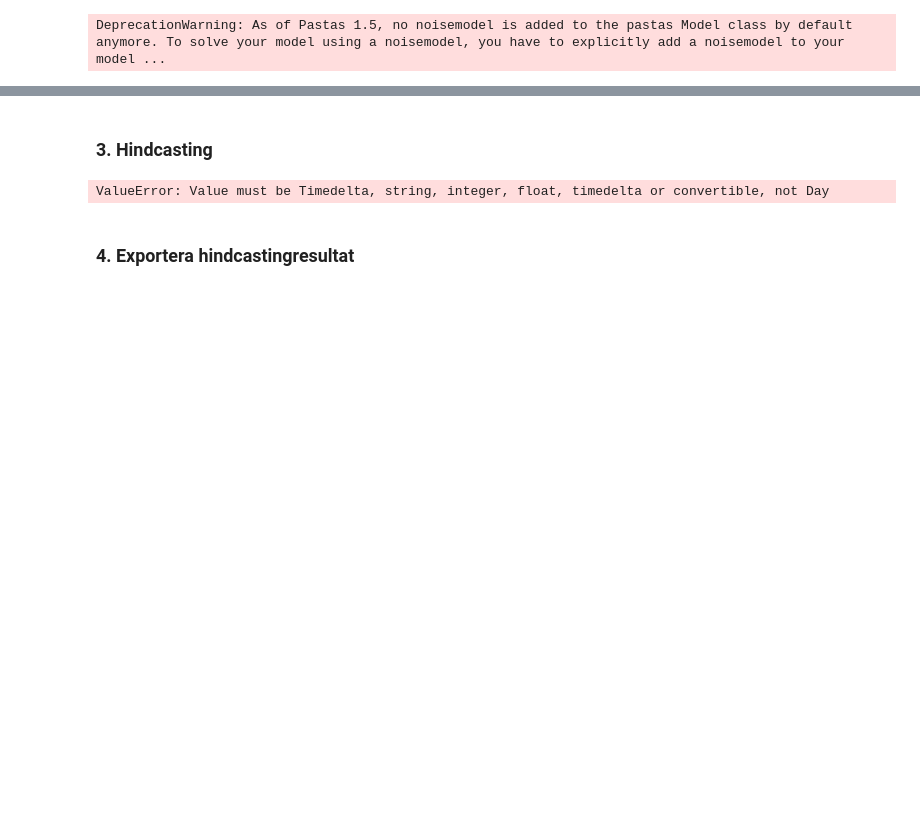
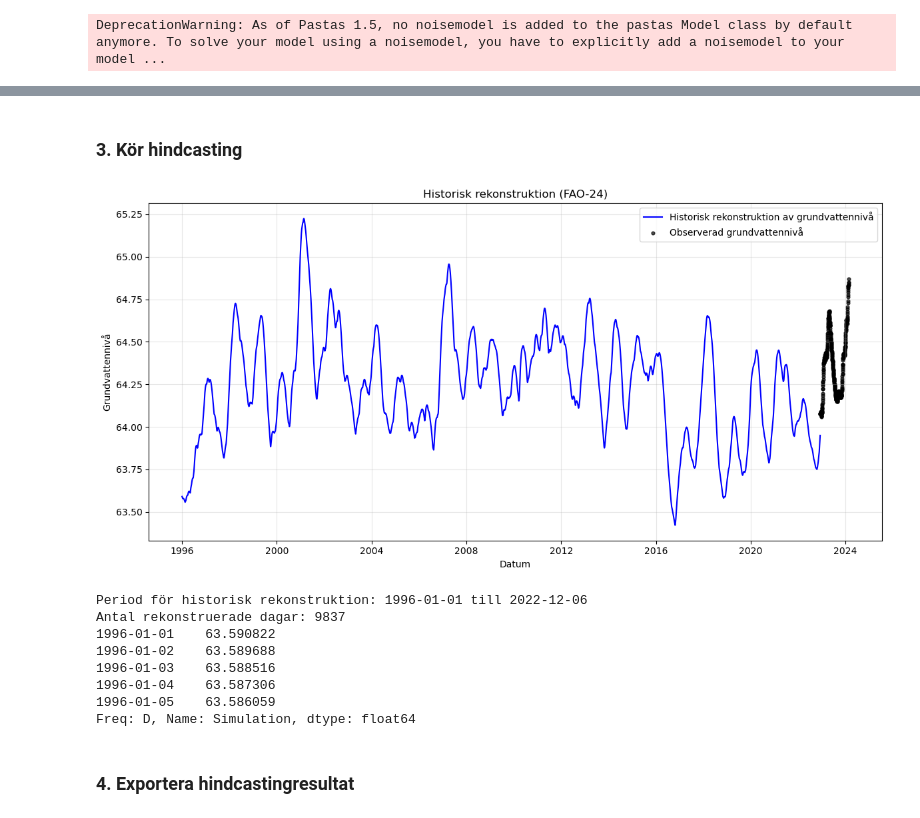
Before and after one commit to ezra-haaf/Hydrogeologiska-storningar, a Jupyter notebook: notebooks/hindcasting.ipynb, the cells around one changed output, grey strips where cells are left out. Cells and saved outputs as stored; diff of their text form; code cells hidden in the pictures; blank space fills up the shorter version.

Commit message:
updated notebooks, added hindcasting

```diff
--- a/notebooks/hindcasting.ipynb
+++ b/notebooks/hindcasting.ipynb
@@ -163,32 +142,34 @@ ValueError: Value must be Timedelta, string, integer, float, timedelta or conver
 # %% [markdown]
-### 3. Hindcasting
+### 3. Kör hindcasting
 # %%
-# Definiera hindcastperiod som överlapp i drivserier
-tmin_hindcast = max(prec.index.min(), temp.index.min(), evap_selected.index.min())
-tmax_hindcast = min(prec.index.max(), temp.index.max(), evap_selected.index.max())
+gw_head_hindcast = gw_model.simulate(tmin=tmin_hindcast, tmax=tmax_hindcast)
+# Observerad data i samma period
+ho_overlap = ho[tmax_hindcast:tmax_cal]
 
-gw_head_hindcast = gw_model.simulate(tmin=tmin_hindcast, tmax=tmax_hindcast)
-
-# Visualisera hindcast och observationer
 plt.figure(figsize=(12, 6))
-plt.plot(gw_head_hindcast.index, gw_head_hindcast, label="Hindcastad grundvattennivå", color="blue")
-
-ho_overlap = ho[tmin_hindcast:tmax_hindcast]
-if len(ho_overlap) > 0:
-    plt.plot(ho_overlap.index, ho_overlap, label="Observerad grundvattennivå", color="black", linewidth=1.5)
-
-plt.title(f"Hindcasting ({evap_choice})")
+plt.plot(gw_head_hindcast.index, gw_head_hindcast, label="Historisk rekonstruktion av grundvattennivå", color="blue")
+plt.scatter(ho_overlap.index, ho_overlap, label="Observerad grundvattennivå", color="black",s=12, alpha=0.7)
+plt.title(f"Historisk rekonstruktion ({evap_choice})")
 plt.xlabel("Datum")
 plt.ylabel("Grundvattennivå")
 plt.legend()
 plt.grid(True, alpha=0.3)
 plt.tight_layout()
 plt.show()
 
-print(f"Hindcastperiod: {tmin_hindcast.date()} till {tmax_hindcast.date()}")
-print(f"Antal hindcastade dagar: {len(gw_head_hindcast)}")
+print(f"Period för historisk rekonstruktion: {tmin_hindcast.date()} till {tmax_hindcast.date()}")
+print(f"Antal rekonstruerade dagar: {len(gw_head_hindcast)}")
+print(gw_head_hindcast.head())
 # %% [output]
+[figure, added]
-ValueError: Value must be Timedelta, string, integer, float, timedelta or convertible, not Day
+Period för historisk rekonstruktion: 1996-01-01 till 2022-12-06
+Antal rekonstruerade dagar: 9837
+1996-01-01    63.590822
+1996-01-02    63.589688
+1996-01-03    63.588516
+1996-01-04    63.587306
+1996-01-05    63.586059
+Freq: D, Name: Simulation, dtype: float64
 # %% [markdown]
 ### 4. Exportera hindcastingresultat
 # %%
```
Also changed, not shown: parts of 7 cells of this notebook, 6 other files.
